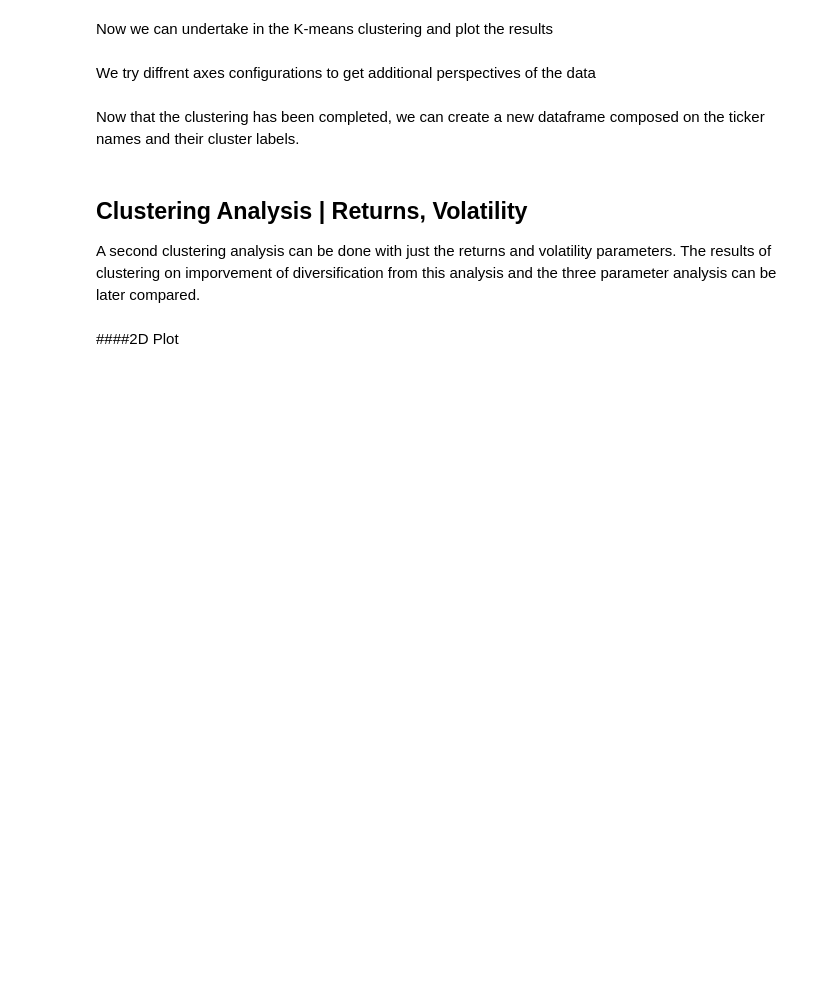
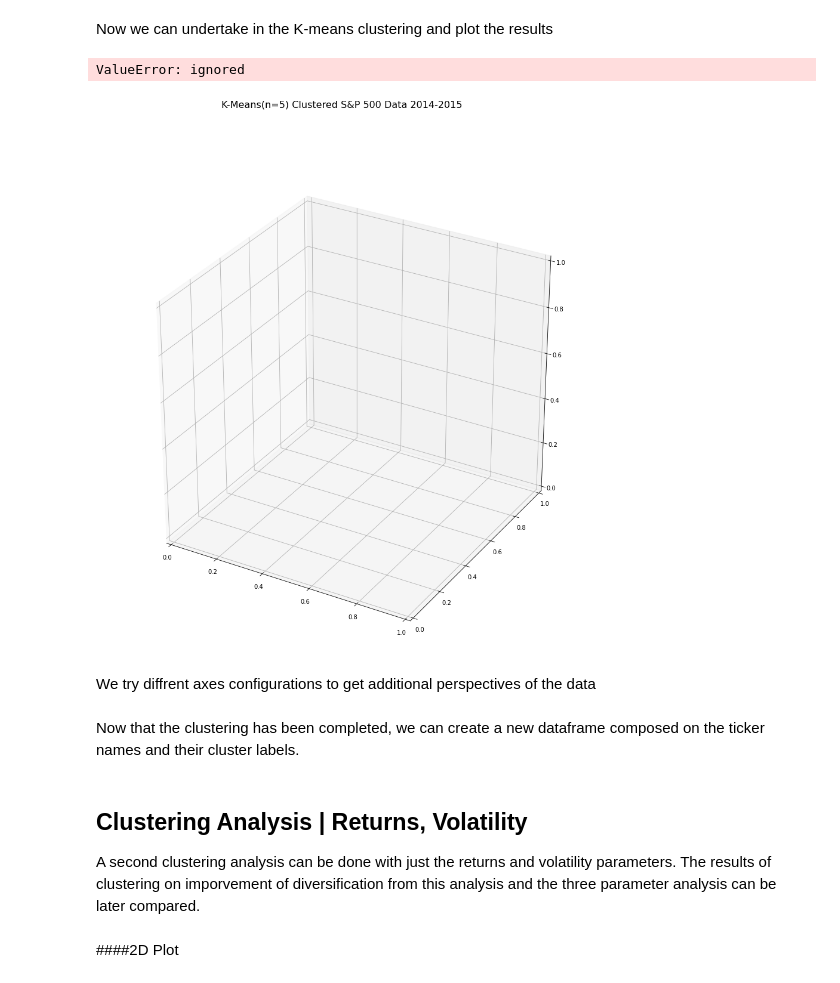
Before and after one commit to CAP4770-group9-project/final-project, a Jupyter notebook: k-means-clustering.ipynb, the cells around one changed output. Saved outputs shown, nothing was run; the diff lists cells and outputs as text; code cells hidden in the pictures; blank space fills up the shorter version.

```diff
--- a/k-means-clustering.ipynb
+++ b/k-means-clustering.ipynb
@@ -418,25 +631,36 @@ Now we can undertake in the K-means clustering and plot the results
 # %%
 import  pylab as pl
 
 #compute K means with n = 8 and get centroids
 kmeans = KMeans(n_clusters = 8)
 kmeans.fit(X)
 centroids = kmeans.cluster_centers_
 #print(centroids)
 #print(kmeans.labels_)
 
 fig = plt.figure(figsize=(15,15))
 ax = fig.add_subplot(111, projection='3d')
 fig.suptitle('K-Means(n=5) Clustered S&P 500 Data 2014-2015', fontsize=16)
 
+"""
+Need to replace below data with scaled data
+
+"""
+x = list(ret_var_vol['Returns'].dropna().values)
+y = list(ret_var_vol['Volatility'].dropna().values)
+z = list(ret_var_vol['Volume'].dropna().values)
+
 ax.scatter(x, y, z, c=k_means.labels_, marker='o')
 plot(centroids[:,0],centroids[:,1],centroids[:,2],'sr',markersize=8)
 ax.legend(['Centroids'])
 ax.set_xlabel('Returns')
 ax.set_ylabel('Volatility')
 ax.set_zlabel('Volume')
 
 plt.show()
+# %% [output]
+ValueError: ignored
+[figure, added]
 # %%
 fig = plt.figure(figsize=(15,15))
 fig.suptitle('K-Means(n=5) Clustered S&P 500 Data 2014-2015, Volatility vs. Returns', fontsize=16)
```
Also changed, not shown: parts of 23 cells of this notebook.
